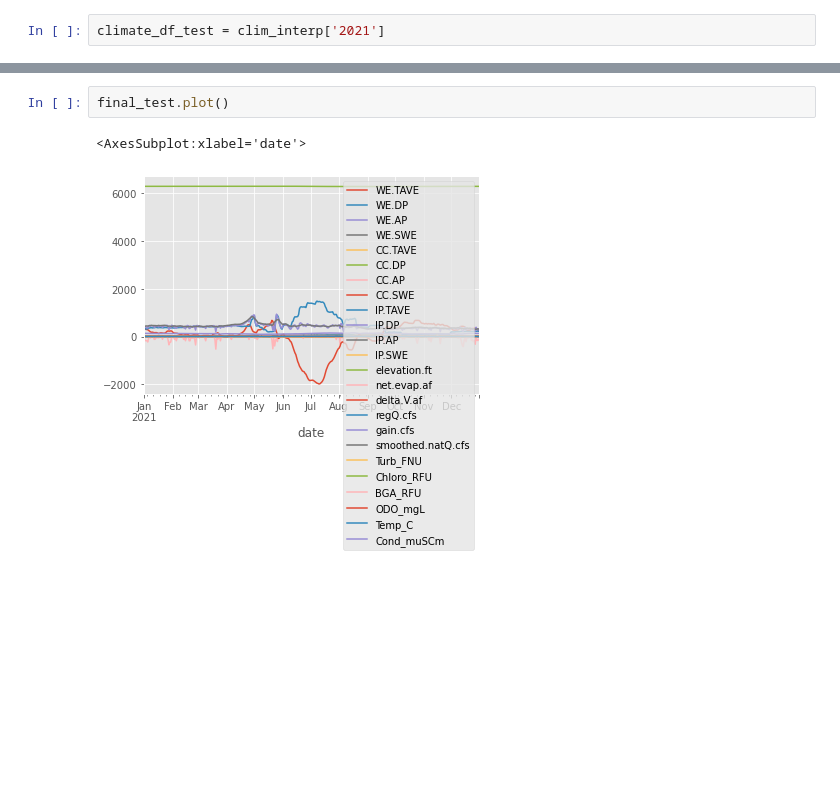
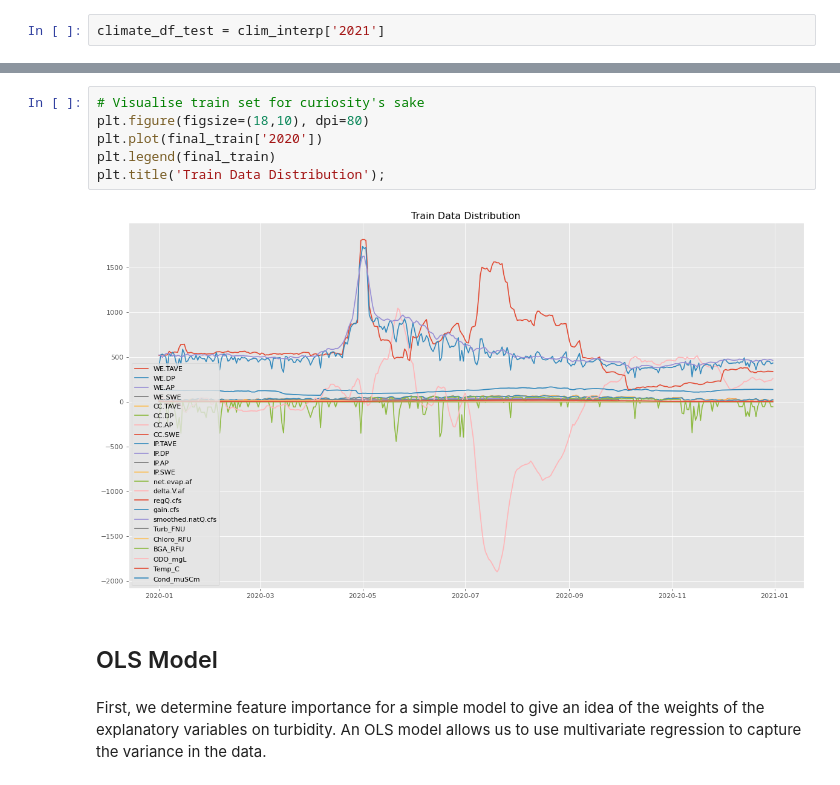
Before and after one commit to Krispy3/HFF_Water, a Jupyter notebook: HFF_Turbidity.ipynb, the cells around one changed output, grey strips where cells are left out. Saved outputs shown, nothing was run; the diff lists cells and outputs as text; blank space fills up the shorter version.

```diff
--- a/HFF_Turbidity.ipynb
+++ b/HFF_Turbidity.ipynb
@@ -284,5 +256,12 @@ dtype: int64
-# %%
-final_test.plot()
-# %% [output]
-<AxesSubplot:xlabel='date'>
-[figure, removed]
+# %%
+# Visualise train set for curiosity's sake
+plt.figure(figsize=(18,10), dpi=80)
+plt.plot(final_train['2020'])
+plt.legend(final_train)
+plt.title('Train Data Distribution');
+# %% [output]
+[figure, added]
+# %% [markdown]
+## OLS Model
+# %% [markdown]
+First, we determine feature importance for a simple model to give an idea of the weights of the explanatory variables on turbidity. An OLS model allows us to use multivariate regression to capture the variance in the data.
```
Also changed, not shown: parts of 67 cells of this notebook, 2 other files.
